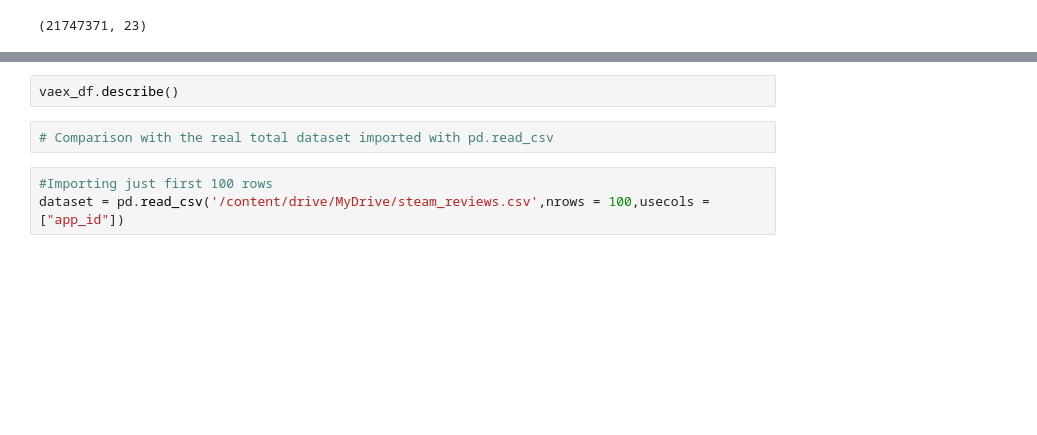
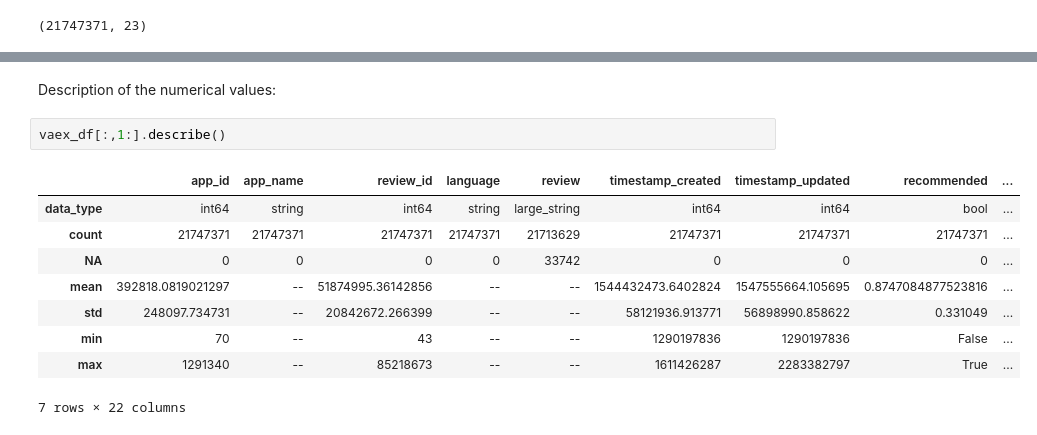
Before and after one commit to brauliovillalobos/ADM_HW2_Sapienza, a Jupyter notebook: HW_2_ADM.ipynb, the cells around one changed output, grey strips where cells are left out. Saved outputs shown, nothing was run; the diff lists cells and outputs as text; blank space fills up the shorter version.

```diff
--- a/HW_2_ADM.ipynb
+++ b/HW_2_ADM.ipynb
@@ -147,7 +415,14 @@ Data:
+# %% [markdown]
+Description of the numerical values:
 # %%
-vaex_df.describe()
+vaex_df[:,1:].describe()
+# %% [output]
+|  | app_id | app_name | review_id | language | review | timestamp_created | timestamp_updated | recommended | ... |
+| data_type | int64 | string | int64 | string | large_string | int64 | int64 | bool | ... |
+| count | 21747371 | 21747371 | 21747371 | 21747371 | 21713629 | 21747371 | 21747371 | 21747371 | ... |
+| NA | 0 | 0 | 0 | 0 | 33742 | 0 | 0 | 0 | ... |
+| mean | 392818.0819021297 | -- | 51874995.36142856 | -- | -- | 1544432473.6402824 | 1547555664.105695 | 0.8747084877523816 | ... |
+| std | 248097.734731 | -- | 20842672.266399 | -- | -- | 58121936.913771 | 56898990.858622 | 0.331049 | ... |
+| min | 70 | -- | 43 | -- | -- | 1290197836 | 1290197836 | False | ... |
+| max | 1291340 | -- | 85218673 | -- | -- | 1611426287 | 2283382797 | True | ... |
+7 rows × 22 columns
-# %%
-# Comparison with the real total dataset imported with pd.read_csv
-# %%
-#Importing just first 100 rows
-dataset = pd.read_csv('/content/drive/MyDrive/steam_reviews.csv',nrows = 100,usecols = ["app_id"])
```
Also changed, not shown: parts of 71 cells of this notebook, 1 other file.
